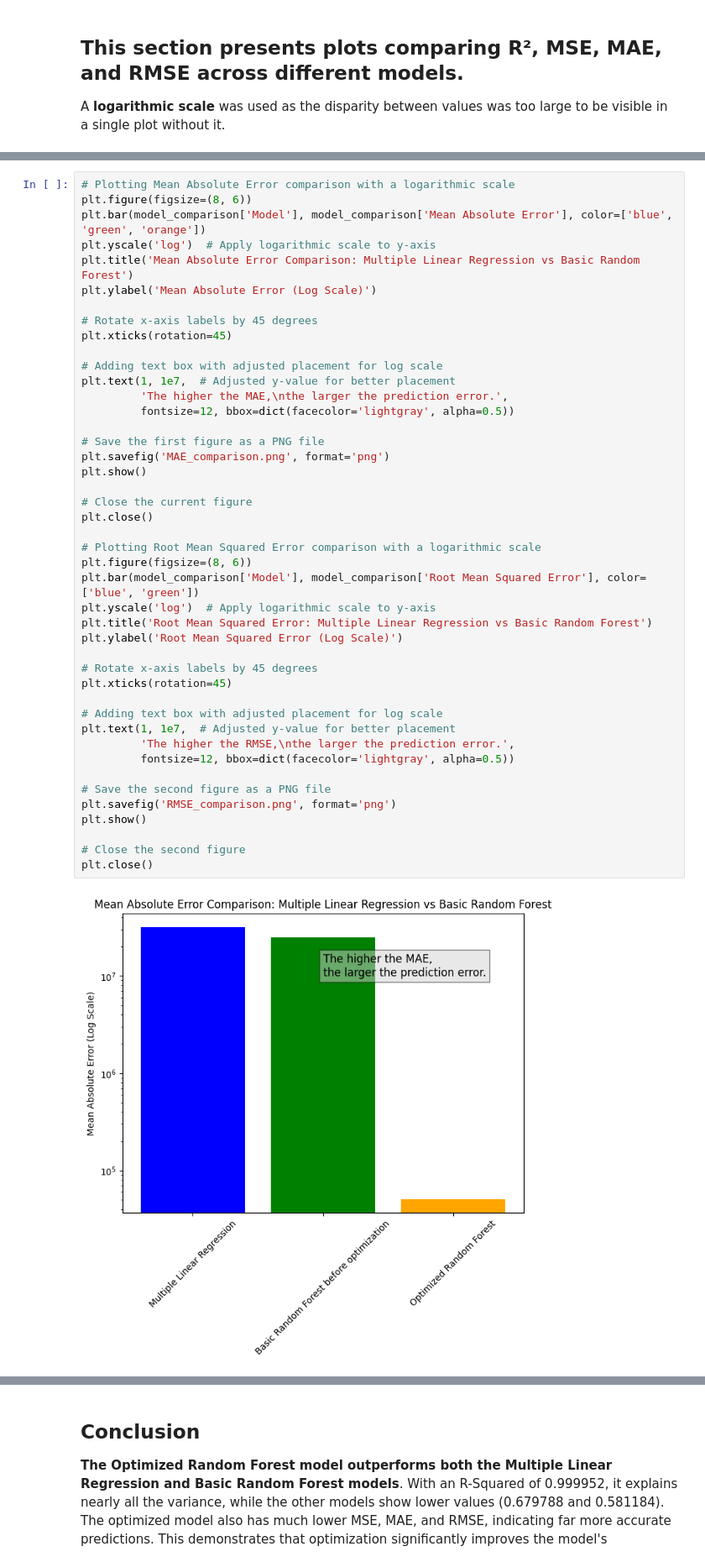
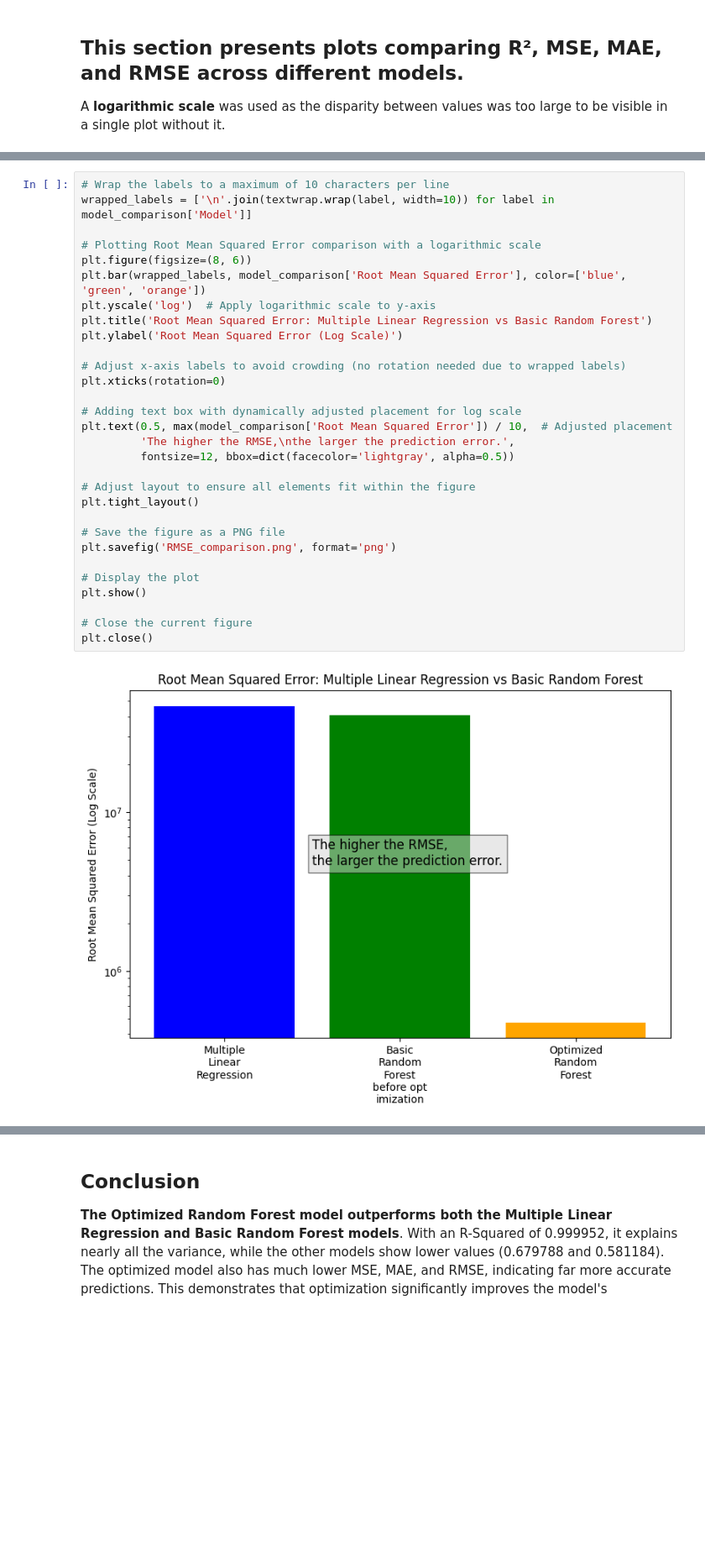
Before and after one commit to LegallyNotBlonde/Movie_Analysis, a Jupyter notebook: Main_Code_Colab.ipynb, the cells around one changed output, grey strips where cells are left out. Shown at 84% size. Cells and saved outputs as stored; diff of their text form; blank space fills up the shorter version.

```diff
--- a/Main_Code_Colab.ipynb
+++ b/Main_Code_Colab.ipynb
@@ -1046,46 +1089,32 @@ plt.show()
 # %%
-# Plotting Mean Absolute Error comparison with a logarithmic scale
+# Wrap the labels to a maximum of 10 characters per line
+wrapped_labels = ['\n'.join(textwrap.wrap(label, width=10)) for label in model_comparison['Model']]
+
+# Plotting Root Mean Squared Error comparison with a logarithmic scale
 plt.figure(figsize=(8, 6))
-plt.bar(model_comparison['Model'], model_comparison['Mean Absolute Error'], color=['blue', 'green', 'orange'])
+plt.bar(wrapped_labels, model_comparison['Root Mean Squared Error'], color=['blue', 'green', 'orange'])
 plt.yscale('log')  # Apply logarithmic scale to y-axis
-plt.title('Mean Absolute Error Comparison: Multiple Linear Regression vs Basic Random Forest')
-plt.ylabel('Mean Absolute Error (Log Scale)')
+plt.title('Root Mean Squared Error: Multiple Linear Regression vs Basic Random Forest')
+plt.ylabel('Root Mean Squared Error (Log Scale)')
 
-# Rotate x-axis labels by 45 degrees
-plt.xticks(rotation=45)
+# Adjust x-axis labels to avoid crowding (no rotation needed due to wrapped labels)
+plt.xticks(rotation=0)
 
-# Adding text box with adjusted placement for log scale
-plt.text(1, 1e7,  # Adjusted y-value for better placement
-         'The higher the MAE,\nthe larger the prediction error.',
+# Adding text box with dynamically adjusted placement for log scale
+plt.text(0.5, max(model_comparison['Root Mean Squared Error']) / 10,  # Adjusted placement
+         'The higher the RMSE,\nthe larger the prediction error.',
          fontsize=12, bbox=dict(facecolor='lightgray', alpha=0.5))
 
-# Save the first figure as a PNG file
-plt.savefig('MAE_comparison.png', format='png')
+# Adjust layout to ensure all elements fit within the figure
+plt.tight_layout()
+
+# Save the figure as a PNG file
+plt.savefig('RMSE_comparison.png', format='png')
+
+# Display the plot
 plt.show()
 
 # Close the current figure
 plt.close()
-
-# Plotting Root Mean Squared Error comparison with a logarithmic scale
-plt.figure(figsize=(8, 6))
-plt.bar(model_comparison['Model'], model_comparison['Root Mean Squared Error'], color=['blue', 'green'])
-plt.yscale('log')  # Apply logarithmic scale to y-axis
-plt.title('Root Mean Squared Error: Multiple Linear Regression vs Basic Random Forest')
-plt.ylabel('Root Mean Squared Error (Log Scale)')
-
-# Rotate x-axis labels by 45 degrees
-plt.xticks(rotation=45)
-
-# Adding text box with adjusted placement for log scale
-plt.text(1, 1e7,  # Adjusted y-value for better placement
-         'The higher the RMSE,\nthe larger the prediction error.',
-         fontsize=12, bbox=dict(facecolor='lightgray', alpha=0.5))
-
-# Save the second figure as a PNG file
-plt.savefig('RMSE_comparison.png', format='png')
-plt.show()
-
-# Close the second figure
-plt.close()
 # %% [output]
-[figure, old version]
+[figure, new version]
```
Also changed, not shown: parts of 8 cells of this notebook, 4 other files.
